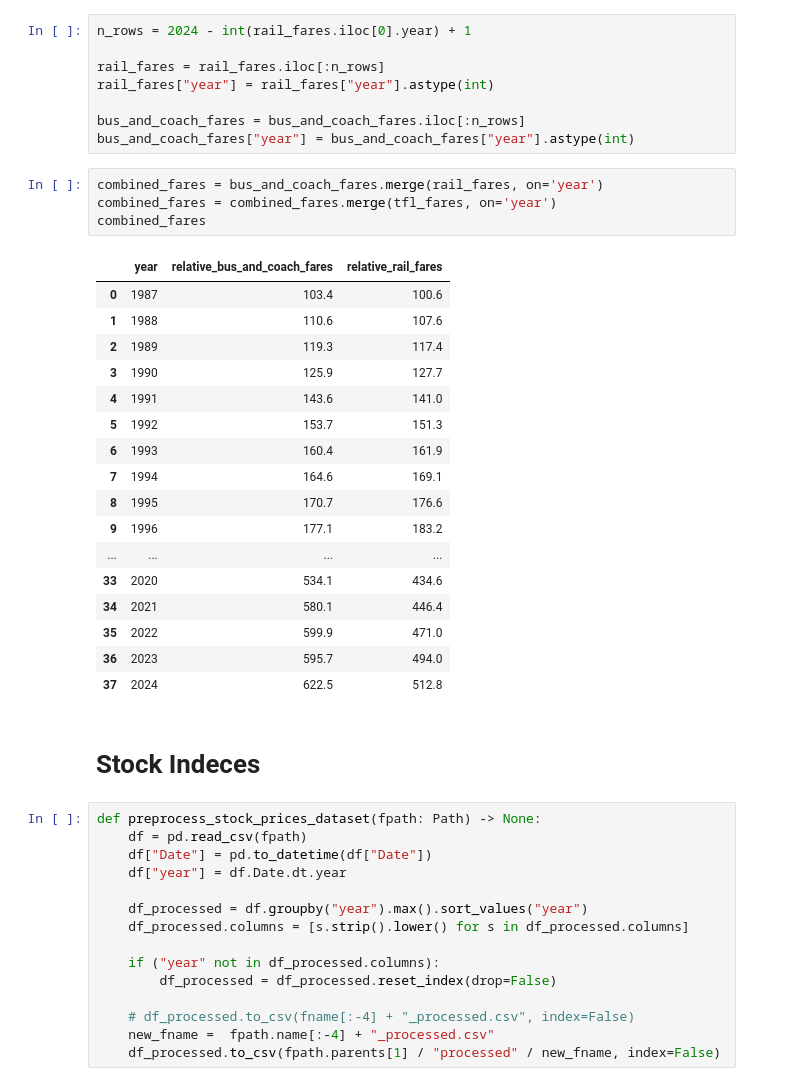
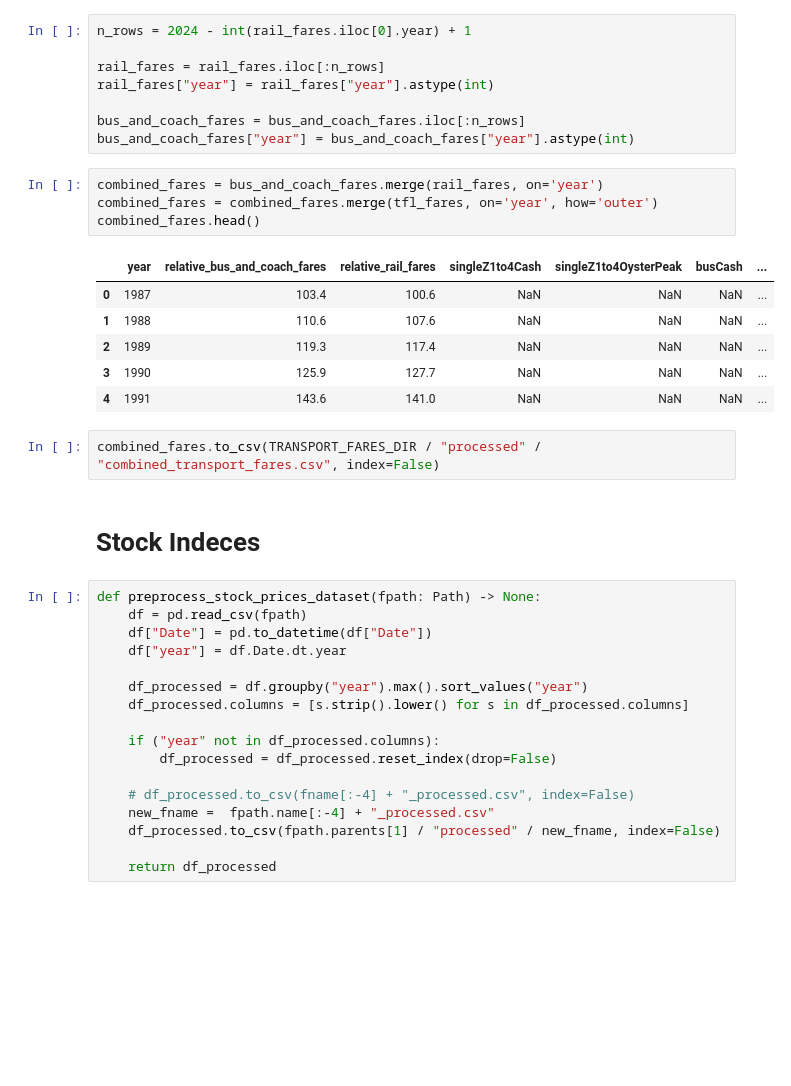
Before and after one commit to avekassy1/tfl-price-visualisations, a Jupyter notebook: src/notebooks/preprocessing.ipynb, the cells around one changed output. Cells and saved outputs as stored; diff of their text form; blank space fills up the shorter version.

Commit message:
Combine indices data

```diff
--- a/src/notebooks/preprocessing.ipynb
+++ b/src/notebooks/preprocessing.ipynb
@@ -25,26 +25,17 @@ bus_and_coach_fares = bus_and_coach_fares.iloc[:n_rows]
 bus_and_coach_fares["year"] = bus_and_coach_fares["year"].astype(int)
 # %%
 combined_fares = bus_and_coach_fares.merge(rail_fares, on='year')
-combined_fares = combined_fares.merge(tfl_fares, on='year')
-combined_fares
+combined_fares = combined_fares.merge(tfl_fares, on='year', how='outer')
+combined_fares.head()
 # %% [output]
-|  | year | relative_bus_and_coach_fares | relative_rail_fares |
-| 0 | 1987 | 103.4 | 100.6 |
-| 1 | 1988 | 110.6 | 107.6 |
-| 2 | 1989 | 119.3 | 117.4 |
-| 3 | 1990 | 125.9 | 127.7 |
-| 4 | 1991 | 143.6 | 141.0 |
-| 5 | 1992 | 153.7 | 151.3 |
-| 6 | 1993 | 160.4 | 161.9 |
-| 7 | 1994 | 164.6 | 169.1 |
-| 8 | 1995 | 170.7 | 176.6 |
-| 9 | 1996 | 177.1 | 183.2 |
-| ... | ... | ... | ... |
-| 33 | 2020 | 534.1 | 434.6 |
-| 34 | 2021 | 580.1 | 446.4 |
-| 35 | 2022 | 599.9 | 471.0 |
-| 36 | 2023 | 595.7 | 494.0 |
-| 37 | 2024 | 622.5 | 512.8 |
+|  | year | relative_bus_and_coach_fares | relative_rail_fares | singleZ1to4Cash | singleZ1to4OysterPeak | busCash | ... |
+| 0 | 1987 | 103.4 | 100.6 | NaN | NaN | NaN | ... |
+| 1 | 1988 | 110.6 | 107.6 | NaN | NaN | NaN | ... |
+| 2 | 1989 | 119.3 | 117.4 | NaN | NaN | NaN | ... |
+| 3 | 1990 | 125.9 | 127.7 | NaN | NaN | NaN | ... |
+| 4 | 1991 | 143.6 | 141.0 | NaN | NaN | NaN | ... |
+# %%
+combined_fares.to_csv(TRANSPORT_FARES_DIR / "processed" / "combined_transport_fares.csv", index=False)
 # %% [markdown]
 # Stock Indeces
 # %%
@@ -62,4 +53,6 @@ def preprocess_stock_prices_dataset(fpath: Path) -> None:
     # df_processed.to_csv(fname[:-4] + "_processed.csv", index=False)
     new_fname =  fpath.name[:-4] + "_processed.csv"
     df_processed.to_csv(fpath.parents[1] / "processed" / new_fname, index=False)
+
+    return df_processed
 # %%
```
Also changed, not shown: parts of 9 cells of this notebook, 2 other files.
